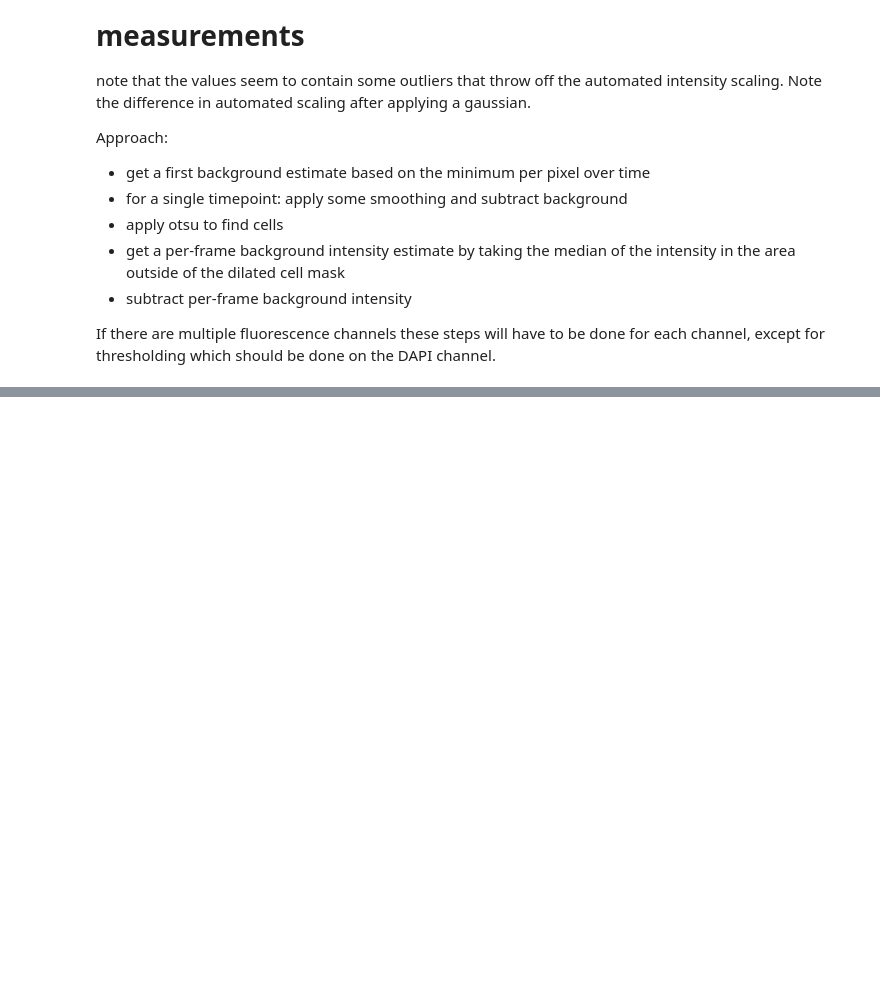
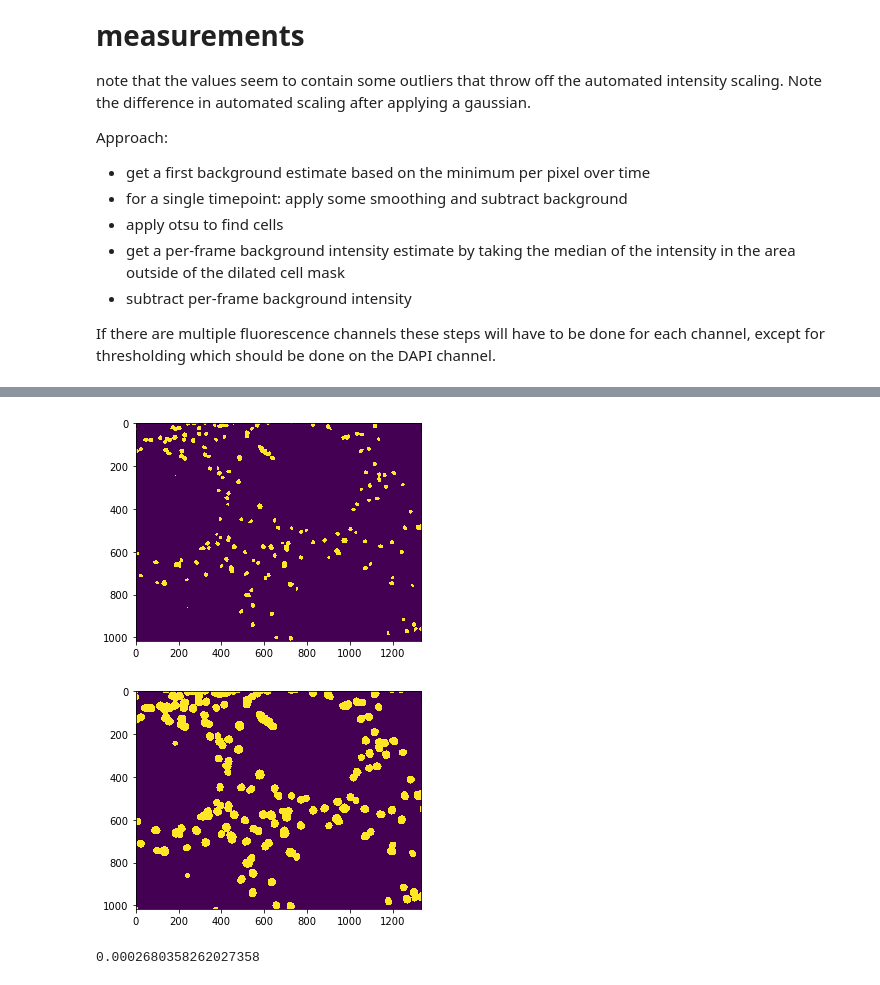
Before and after one commit to monashmicroimaging/microfluidics, a Jupyter notebook: notebooks/scratchpad_notebook.ipynb, the cells around one changed output, grey strips where cells are left out. Drawn from its saved outputs; the diff is of its cells as text; code cells hidden in the pictures; blank space fills up the shorter version.

```diff
--- a/notebooks/scratchpad_notebook.ipynb
+++ b/notebooks/scratchpad_notebook.ipynb
@@ -72,5 +97,5 @@ plt.imshow(np.min(stabseq[:,0,...], axis=0), vmin=200, vmax=700)
 # %%
-background = skimage.filters.gaussian(np.min(stabseq[:,0,...], axis=0))
+background = skimage.filters.gaussian(np.min(stabseq[:,0,...], axis=0),3)
 #background = np.min(stabseq[:,0,...], axis=0)
 # %%
 tuple(range(10)).index(5)
@@ -87,14 +123,21 @@ plt.imshow(bgcorr)
 # %%
 
 th = skimage.filters.threshold_otsu(bgcorr)
 
 # TODO prevent getting the wrong threshold when there are no cells !
 # set some minimum
 cellmask = bgcorr > th
+plt.imshow(cellmask)
+plt.show()
 dilated_mask = skimage.morphology.dilation(cellmask, skimage.morphology.disk(10))
 plt.imshow(dilated_mask)
+plt.show()
 bg_this_frame = np.median(bgcorr[~dilated_mask])
 final_bgcorr = bgcorr - bg_this_frame
 np.median(final_bgcorr[cellmask])
+# %% [output]
+[figure, added]
+[figure, added]
+0.0002680358262027358
 # %%
 plt.imshow(final_bgcorr)
```
Also changed, not shown: parts of 26 cells of this notebook, 1 other file.
